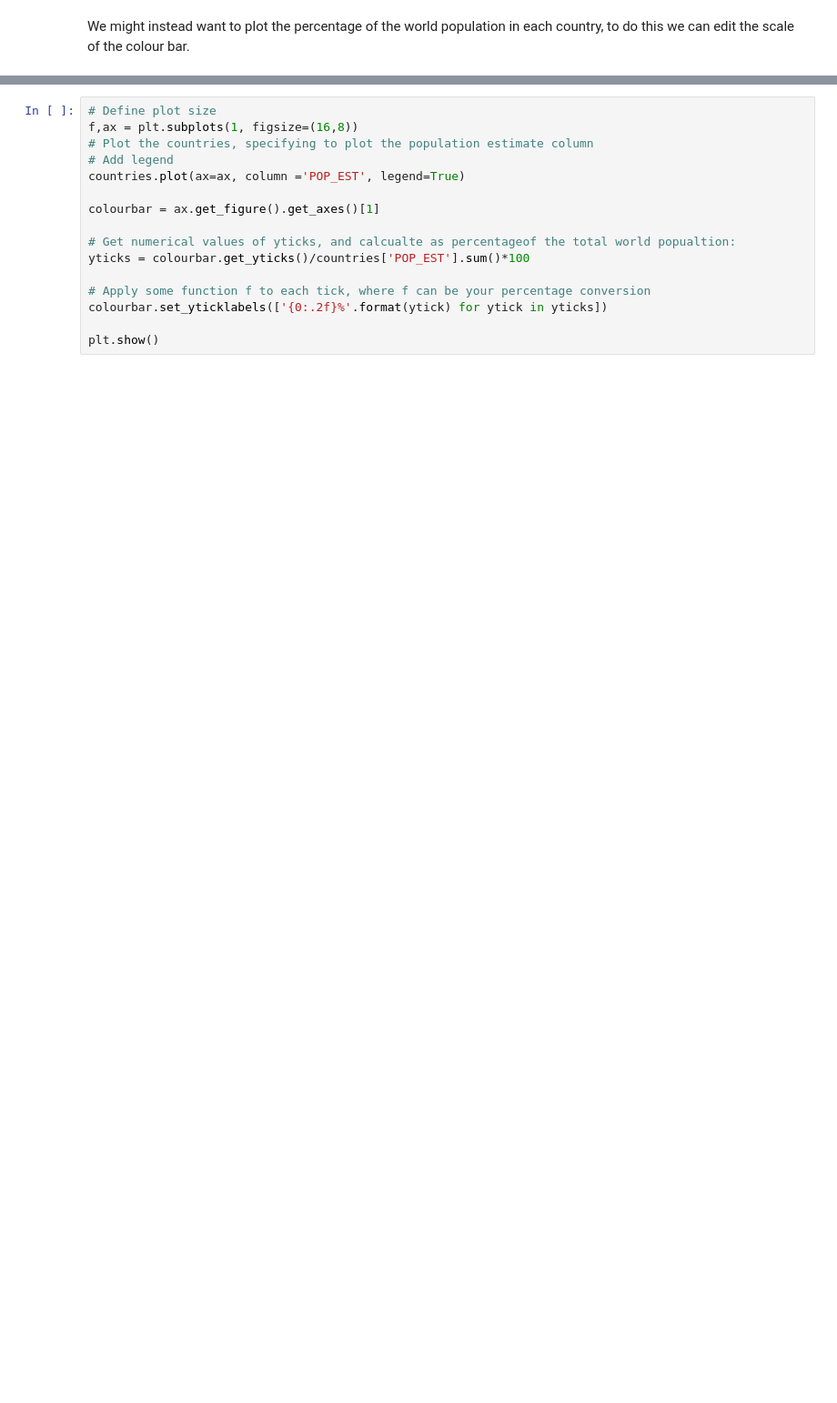
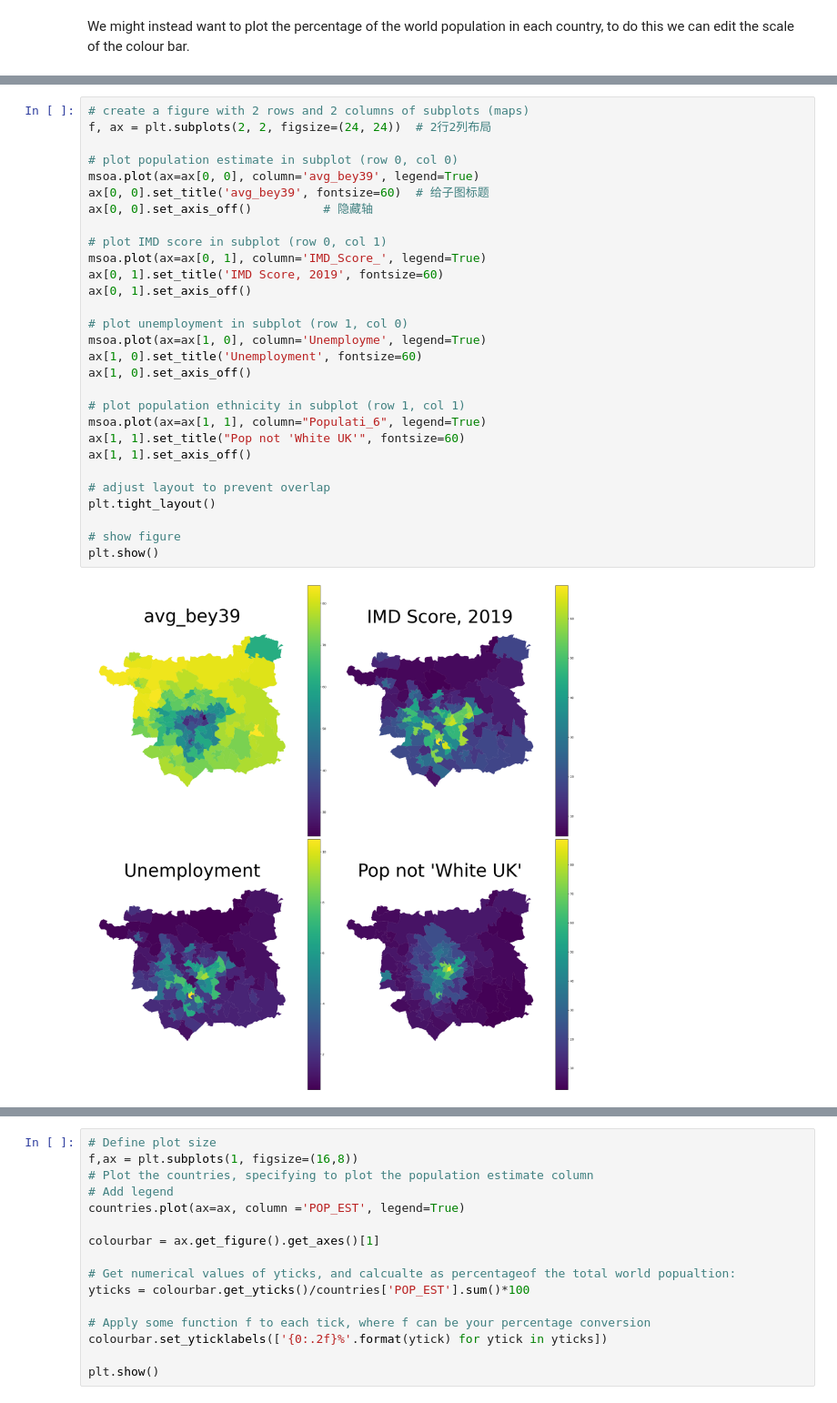
Before and after one commit to lancelotH/Drucker, a Jupyter notebook: MSc_GIS_Intro_to_Python_part_3_updated.ipynb, the cells around one changed output, grey strips where cells are left out. Shown at 91% size. Saved outputs shown, nothing was run; the diff lists cells and outputs as text; blank space fills up the shorter version.

```diff
--- a/MSc_GIS_Intro_to_Python_part_3_updated.ipynb
+++ b/MSc_GIS_Intro_to_Python_part_3_updated.ipynb
@@ -229,0 +208,31 @@ We might instead want to plot the percentage of the world population in each cou
+# %%
+# create a figure with 2 rows and 2 columns of subplots (maps)
+f, ax = plt.subplots(2, 2, figsize=(24, 24))  # 2行2列布局
+
+# plot population estimate in subplot (row 0, col 0)
+msoa.plot(ax=ax[0, 0], column='avg_bey39', legend=True)
+ax[0, 0].set_title('avg_bey39', fontsize=60)  # 给子图标题
+ax[0, 0].set_axis_off()          # 隐藏轴
+
+# plot IMD score in subplot (row 0, col 1)
+msoa.plot(ax=ax[0, 1], column='IMD_Score_', legend=True)
+ax[0, 1].set_title('IMD Score, 2019', fontsize=60)
+ax[0, 1].set_axis_off()
+
+# plot unemployment in subplot (row 1, col 0)
+msoa.plot(ax=ax[1, 0], column='Unemployme', legend=True)
+ax[1, 0].set_title('Unemployment', fontsize=60)
+ax[1, 0].set_axis_off()
+
+# plot population ethnicity in subplot (row 1, col 1)
+msoa.plot(ax=ax[1, 1], column="Populati_6", legend=True)
+ax[1, 1].set_title("Pop not 'White UK'", fontsize=60)
+ax[1, 1].set_axis_off()
+
+# adjust layout to prevent overlap
+plt.tight_layout()
+
+# show figure
+plt.show()
+# %% [output]
+[figure, added]
```
Also changed, not shown: parts of 25 cells of this notebook.
